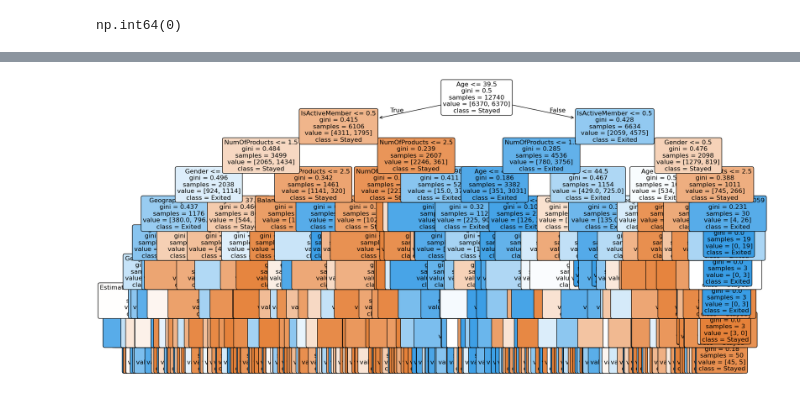
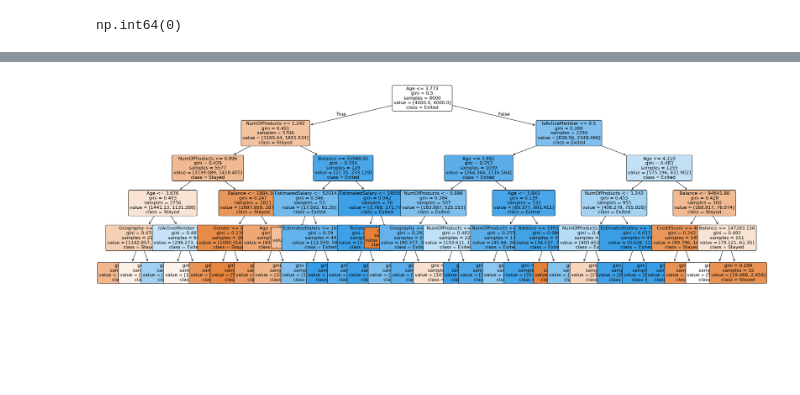
Before and after one commit to Nandhanaa-Mathesvaran/churn-prediction, a Jupyter notebook: churn.ipynb, the cells around one changed output, grey strips where cells are left out. Cells and saved outputs as stored; diff of their text form; code cells hidden in the pictures; blank space fills up the shorter version.

```diff
--- a/churn.ipynb
+++ b/churn.ipynb
@@ -80 +129,8 @@ EstimatedSalary    0.002085
 dtype: float64
+# %%
+cols_to_transform = ['Age', 'NumOfProducts']
+
+for col in cols_to_transform:
+    df[col] = np.log1p(df[col])
+
+print("\n Skewness After Transformation:\n", df[num_cols].skew())
@@ -81 +167,6 @@ dtype: float64
+# %%
+le_geo = LabelEncoder()
+le_gender = LabelEncoder()
+df['Geography'] = le_geo.fit_transform(df['Geography'])
+df['Gender'] = le_gender.fit_transform(df['Gender'])
 # %%
@@ -96,36 +185,28 @@ from sklearn.model_selection import train_test_split, GridSearchCV
 from sklearn.preprocessing import LabelEncoder
 from sklearn.tree import DecisionTreeClassifier
 from sklearn.metrics import accuracy_score, precision_score, recall_score, f1_score, roc_auc_score, classification_report
-from imblearn.over_sampling import SMOTE
 import pandas as pd
 
-X = df[['CreditScore', 'Geography', 'Gender', 'Age', 'Tenure', 'Balance', 'NumOfProducts', 'HasCrCard', 'IsActiveMember', 'EstimatedSalary']].copy()
+X = df[['CreditScore', 'Geography', 'Gender', 'Age', 'Tenure', 'Balance',
+        'NumOfProducts', 'HasCrCard', 'IsActiveMember', 'EstimatedSalary']].copy()
 y = df['Exited']
 
-le_geo = LabelEncoder()
-le_gender = LabelEncoder()
-X['Geography'] = le_geo.fit_transform(X['Geography'])
-X['Gender'] = le_gender.fit_transform(X['Gender'])
-
-X_train, X_test, y_train, y_test = train_test_split(X, y, test_size=0.2, random_state=42, stratify=y)
-
-smote = SMOTE(random_state=42)
-X_train_res, y_train_res = smote.fit_resample(X_train, y_train)
-
+X_train, X_test, y_train, y_test = train_test_split(
+    X, y, test_size=0.2, random_state=42, stratify=y
+)
 param_grid = {
     'max_depth': [3, 5, 7, 9, None],
     'min_samples_split': [2, 5, 10]
 }
 
 grid = GridSearchCV(
-    DecisionTreeClassifier(random_state=42),
+    DecisionTreeClassifier(random_state=42, class_weight='balanced'),
     param_grid,
     cv=5,
     scoring='accuracy'
 )
 
-grid.fit(X_train_res, y_train_res)
-
+grid.fit(X_train, y_train)
 best_model = grid.best_estimator_
 
 y_pred = best_model.predict(X_test)
@@ -153,9 +258,9 @@ ROC-AUC: 0.7969
 # %%
 from sklearn.tree import plot_tree
 import matplotlib.pyplot as plt
 
-plt.figure(figsize=(20,10))
+plt.figure(figsize=(30,10))
 plot_tree(best_model,feature_names=X.columns,class_names=['Stayed', 'Exited'],filled=True,rounded=True, fontsize=12)
 plt.show()
 # %% [output]
-[figure, old version]
+[figure, new version]
```
Also changed, not shown: parts of 10 cells of this notebook, 2 other files.
